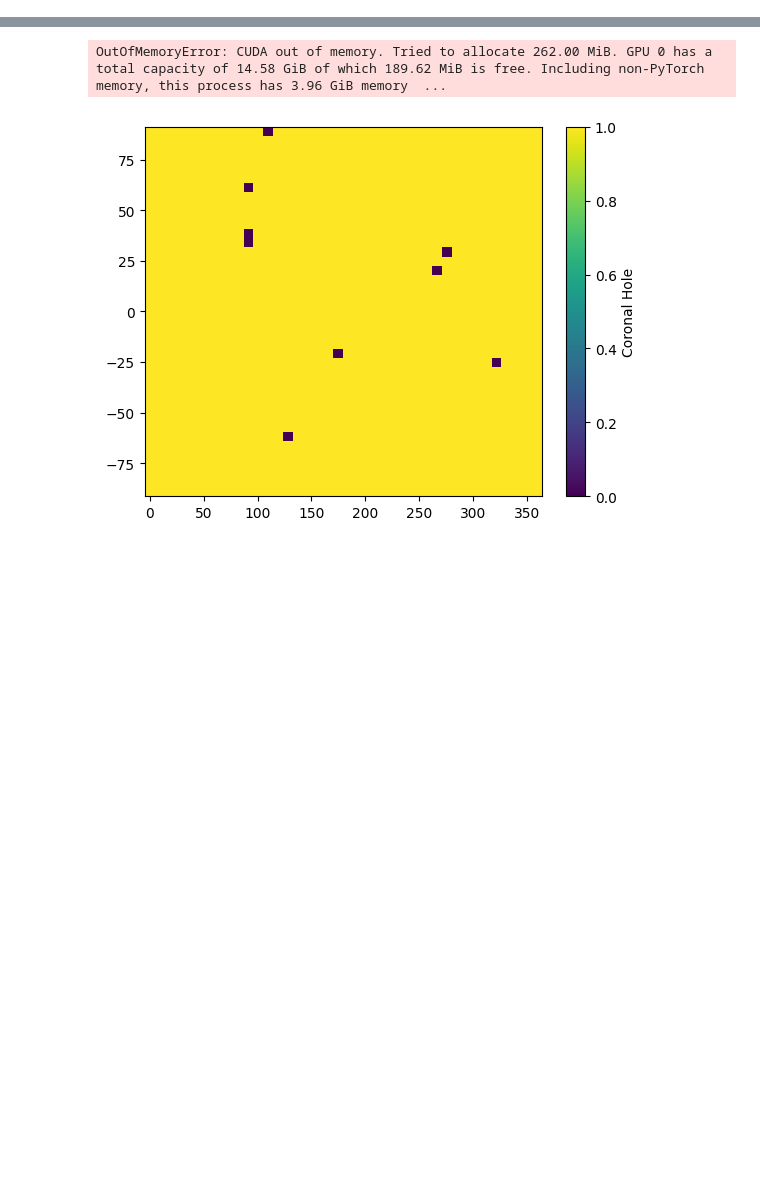
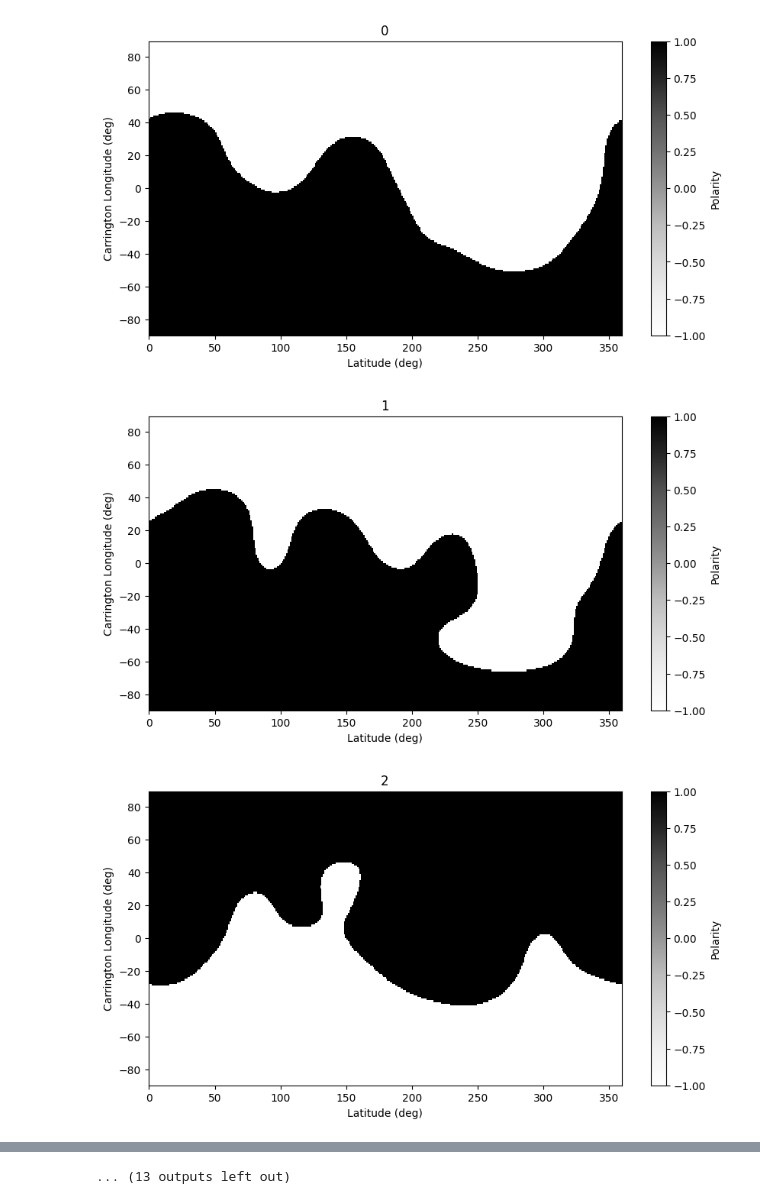
Before and after one commit to ddasilva/coronal-diffusion-modeling, a Jupyter notebook: Test Generation.ipynb, the cells around one changed output, grey strips where cells are left out. Saved outputs shown, nothing was run; the diff lists cells and outputs as text; code cells hidden in the pictures; blank space fills up the shorter version.

```diff
--- a/Test Generation.ipynb
+++ b/Test Generation.ipynb
@@ -16,0 +17,7 @@ sh.plot_magnetogram(r=2.5, lim=1e-5)
+# %%
+def set_seeds(seed):
+    random.seed(seed)
+    np.random.seed(seed)
+    torch.manual_seed(seed)
+# %%
+weights_file = "checkpoints/experiment10_17.pth"
@@ -19,8 +28,13 @@ sh.plot_magnetogram(r=2.5, lim=1e-5)
-# %%
-weights_file="checkpoints/experiment7_2.pth"
 # %%
-for i in range(10):
-    Gmin, Hmin = gen.sample(weights_file=weights_file, radio_flux=0.1, eta=0)
-    sh_min = vt.SHVisualizer(Gmin, Hmin)
+for i in range(25):
+    set_seeds(i)
+    G_min, H_min = gen.sample(weights_file=weights_file, radio_flux=0, eta=.1)
+    sh_min = vt.SHVisualizer(G_min, H_min)
     sh_min.plot_current_sheet()
+    plt.ylabel('Carrington Longitude (deg)')
+    plt.xlabel('Latitude (deg)')
+    plt.title(str(i))
 # %% [output]
+[figure, added]
+[figure, added]
+[figure, added]
@@ -27,5 +50 @@ for i in range(10):
-OutOfMemoryError: CUDA out of memory. Tried to allocate 262.00 MiB. GPU 0 has a total capacity of 14.58 GiB of which 189.62 MiB is free. Including non-PyTorch memory, this process has 3.96 GiB memory  ...
+... (13 outputs left out)
-# %%
-sh_min.plot_coronal_holes(grid_density=40)
-# %% [output]
-[figure, removed]
```
Also changed, not shown: parts of 14 cells of this notebook.
